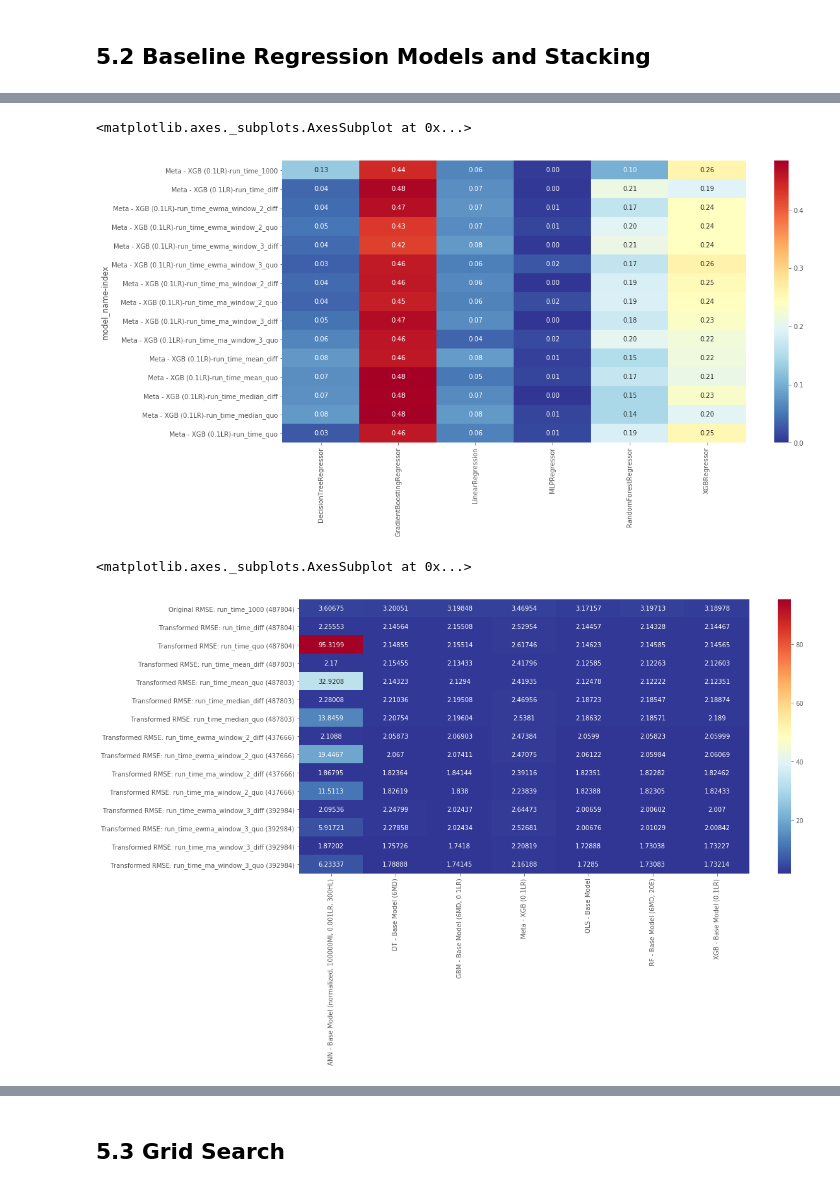
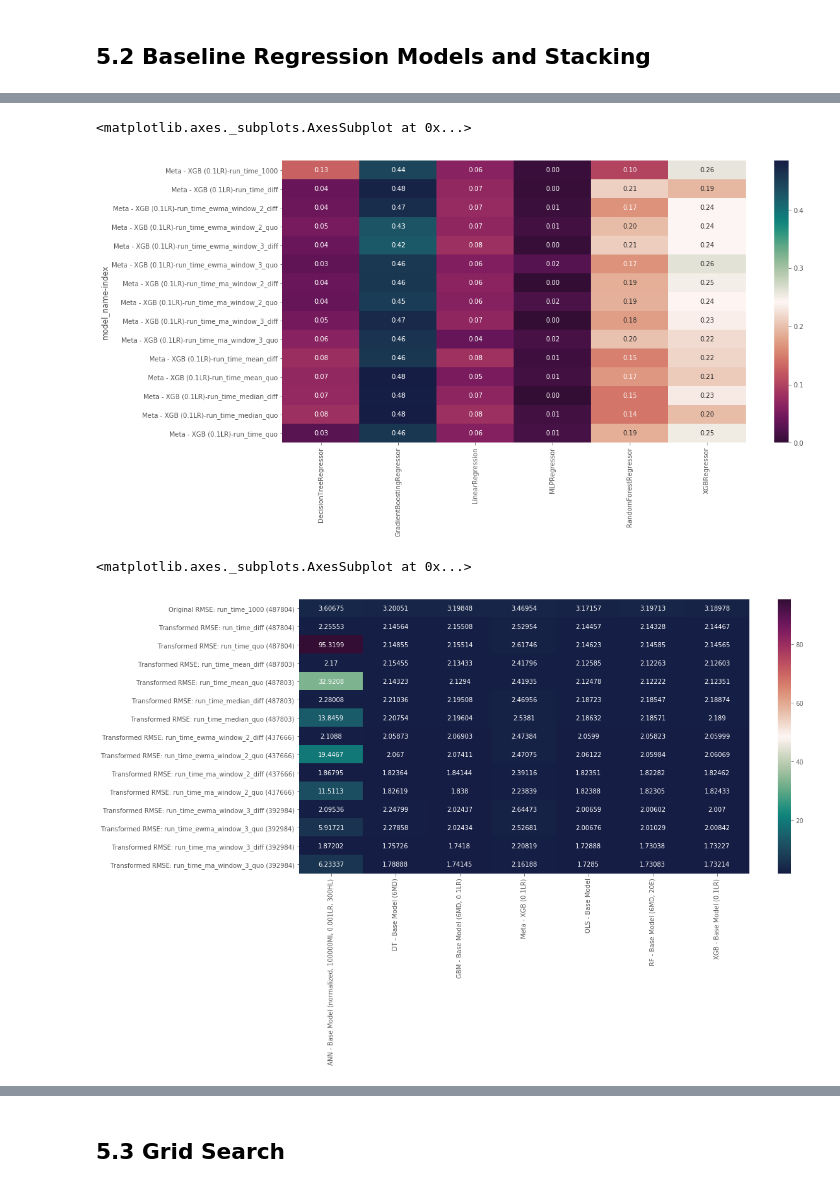
Before and after one commit to terryluzj/ba-fyp-sports-analytics, a Jupyter notebook: analysis/predictive/regression_models.ipynb, the cells around one changed output, grey strips where cells are left out. Drawn from its saved outputs; the diff is of its cells as text; code cells hidden in the pictures.

Commit message:
Changed colormap to cmocean curl

```diff
--- a/analysis/predictive/regression_models.ipynb
+++ b/analysis/predictive/regression_models.ipynb
@@ -30,7 +30,7 @@ from xgboost import XGBRegressor
 # %%
 # Read data from the data folder
 file_directory = os.path.abspath(os.path.join(os.path.dirname(os.getcwd()), '')) + '\\'
-sample = False
+sample = True
 sample_size = 10000
 
 max_window = 3
@@ -204,18 +204,18 @@ Testing set date range: 2013-07-06 10:10:00 -> 2018-02-18 16:25:00
 # %%
 # Set some specs for plotting
 mpl.rcParams['figure.figsize'] = (16.0, 8.0)
 mpl.style.use('ggplot')
-sns.heatmap(meta_report.reset_index().set_index(['model_name', 'index']).astype(float), annot=True, fmt='.2f', cmap='RdYlBu_r')
+sns.heatmap(meta_report.reset_index().set_index(['model_name', 'index']).astype(float), annot=True, fmt='.2f', cmap=cmocean.cm.curl_r)
 # %% [output]
 <matplotlib.axes._subplots.AxesSubplot at 0x...>
-[figure, old version]
+[figure, new version]
 # %%
 value_df = rmse_report.dropna().astype(float).iloc[:, :]
 value_df = value_df.applymap(lambda x: float(x))
-sns.heatmap(value_df, annot=True, fmt='g', cmap='RdYlBu_r')
+sns.heatmap(value_df, annot=True, fmt='g', cmap=cmocean.cm.curl)
 # %% [output]
 <matplotlib.axes._subplots.AxesSubplot at 0x...>
-[figure, old version]
+[figure, new version]
 # %%
 value_df = rmse_report.dropna().astype(float).iloc[:, 1:]
 value_df = value_df.applymap(lambda x: float(x))
```
Also changed, not shown: parts of 7 cells of this notebook.
